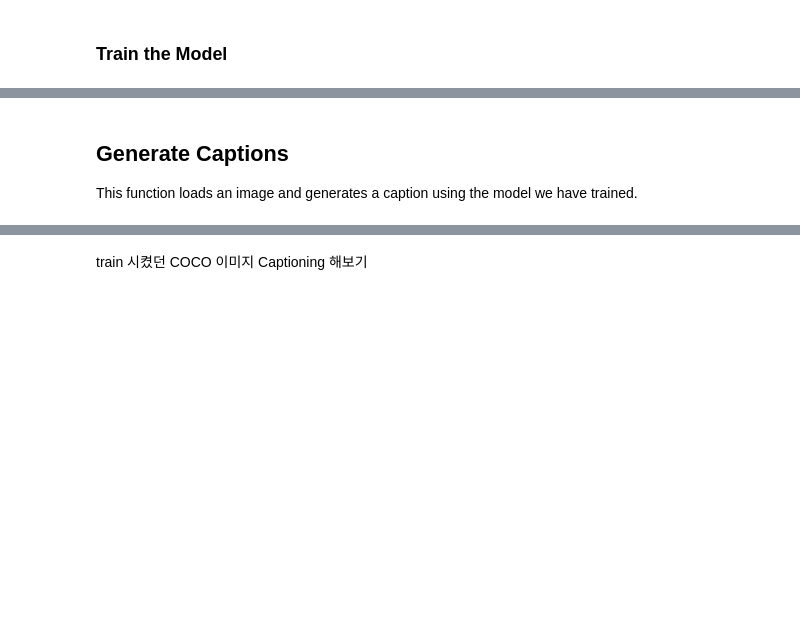
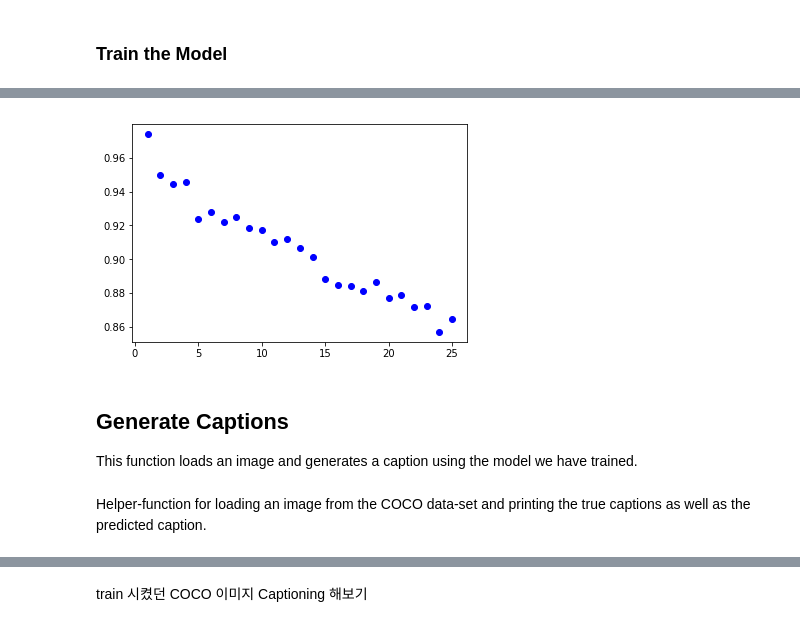
Before and after one commit to HyunJu1/Image-Captioning, a Jupyter notebook: Image Captioning.ipynb, the cells around one changed output, grey strips where cells are left out. Drawn from its saved outputs; the diff is of its cells as text; code cells hidden in the pictures; blank space fills up the shorter version.

```diff
--- a/Image Captioning.ipynb
+++ b/Image Captioning.ipynb
@@ -440,6 +439,9 @@ os.chdir('/content/gdrive/My Drive/Colab Notebooks/2019-1_ImageCaptioning_Proj/'
 # %% [markdown]
 ## Create the Recurrent Neural Network
 # %%
+from tensorflow.python.keras.layers import Dropout,CuDNNGRU
+
+
 state_size = 512
 embedding_size = 128
 
@@ -456,13 +458,13 @@ decoder_embedding = Embedding(input_dim=num_words,
                               output_dim=embedding_size,
                               name='decoder_embedding')
 
-decoder_gru1 = GRU(state_size, name='decoder_gru1',
+decoder_gru1 = CuDNNGRU(state_size, name='decoder_gru1',
                    return_sequences=True)
-decoder_gru2 = GRU(state_size, name='decoder_gru2',
+decoder_gru2 = CuDNNGRU(state_size, name='decoder_gru2',
                    return_sequences=True)
-decoder_gru3 = GRU(state_size, name='decoder_gru3',
+decoder_gru3 = CuDNNGRU(state_size, name='decoder_gru3',
                    return_sequences=True)
-decoder_gru4 = GRU(state_size, name='decoder_gru4',
+decoder_gru4 = CuDNNGRU(state_size, name='decoder_gru4',
                    return_sequences=True)
 
 decoder_dense = Dense(num_words,
@@ -551,7 +588,7 @@ Unable to open file (unable to open file: name = 'IC_checkpoint.keras', errno =
 ### Train the Model
 # %%
 
-decoder_model.fit_generator(generator=generator,
+history=decoder_model.fit_generator(generator=generator,
                             steps_per_epoch=steps_per_epoch,
                             epochs=25,
                             callbacks=callbacks)
@@ -577,3 +613,16 @@ Epoch 00025: saving model to IC_checkpoint.keras
+# %%
+# acc=history.history['acc']
+loss=history.history['loss']
+
+epochs= range(1,len(loss)+1)
+
+
+plt.figure()
+# plt.plot(epochs,acc,'bo',label='Training acc')
+plt.plot(epochs,loss, 'bo', label='Training loss')
+plt.show()
+# %% [output]
+[figure, added]
 # %% [markdown]
 ## Generate Captions
 
@@ -617,0 +682,2 @@ def generate_caption(image_path, max_tokens=30):
+# %% [markdown]
+Helper-function for loading an image from the COCO data-set and printing the true captions as well as the predicted caption.
```
Also changed, not shown: parts of 18 cells of this notebook, 1 other file.
